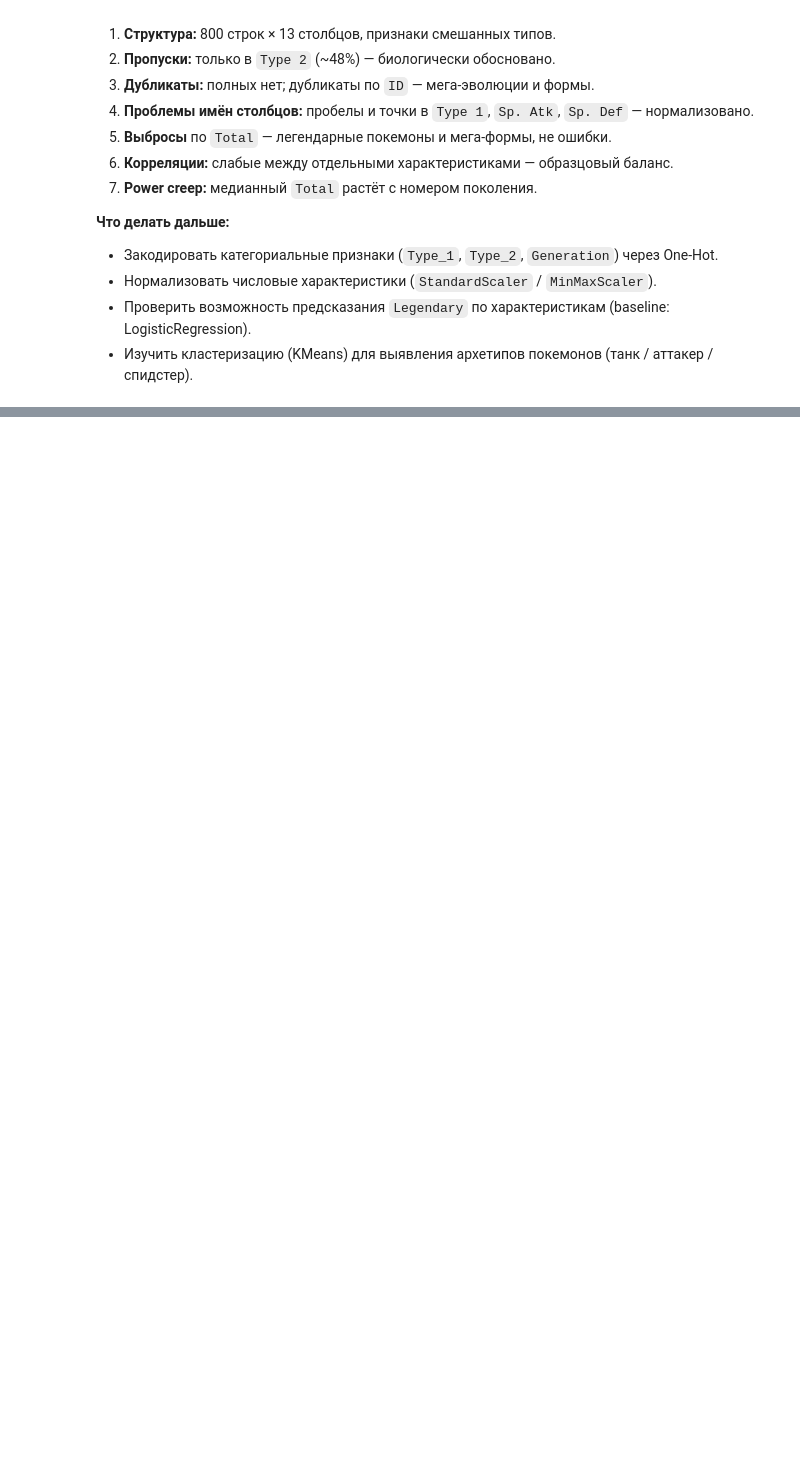
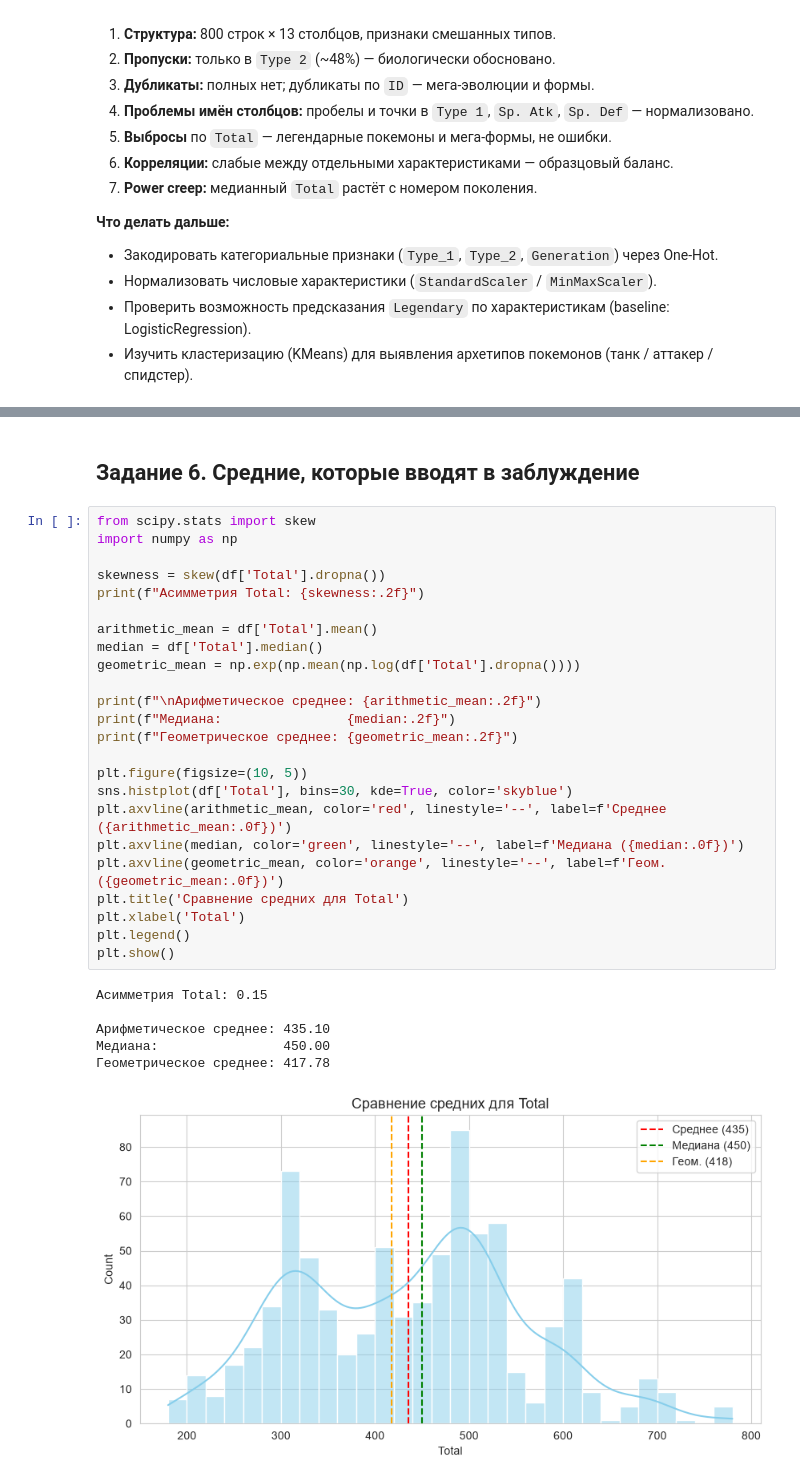
Before and after one commit to b0mbit0/GaninNS_Introduction_to_Intelligent_Data_Processing, a Jupyter notebook: notebooks/01_data_understanding.ipynb, the cells around one changed output, grey strips where cells are left out. Saved outputs shown, nothing was run; the diff lists cells and outputs as text; blank space fills up the shorter version.

```diff
--- a/notebooks/01_data_understanding.ipynb
+++ b/notebooks/01_data_understanding.ipynb
@@ -311,0 +513,33 @@ plt.show()
+# %% [markdown]
+## Задание 6. Средние, которые вводят в заблуждение
+# %%
+from scipy.stats import skew
+import numpy as np
+
+skewness = skew(df['Total'].dropna())
+print(f"Асимметрия Total: {skewness:.2f}")
+
+arithmetic_mean = df['Total'].mean()
+median = df['Total'].median()
+geometric_mean = np.exp(np.mean(np.log(df['Total'].dropna())))
+
+print(f"\nАрифметическое среднее: {arithmetic_mean:.2f}")
+print(f"Медиана:                {median:.2f}")
+print(f"Геометрическое среднее: {geometric_mean:.2f}")
+
+plt.figure(figsize=(10, 5))
+sns.histplot(df['Total'], bins=30, kde=True, color='skyblue')
+plt.axvline(arithmetic_mean, color='red', linestyle='--', label=f'Среднее ({arithmetic_mean:.0f})')
+plt.axvline(median, color='green', linestyle='--', label=f'Медиана ({median:.0f})')
+plt.axvline(geometric_mean, color='orange', linestyle='--', label=f'Геом. ({geometric_mean:.0f})')
+plt.title('Сравнение средних для Total')
+plt.xlabel('Total')
+plt.legend()
+plt.show()
+# %% [output]
+Асимметрия Total: 0.15
+
+Арифметическое среднее: 435.10
+Медиана:                450.00
+Геометрическое среднее: 417.78
+[figure, added]
```
Also changed, not shown: parts of 19 cells of this notebook.
